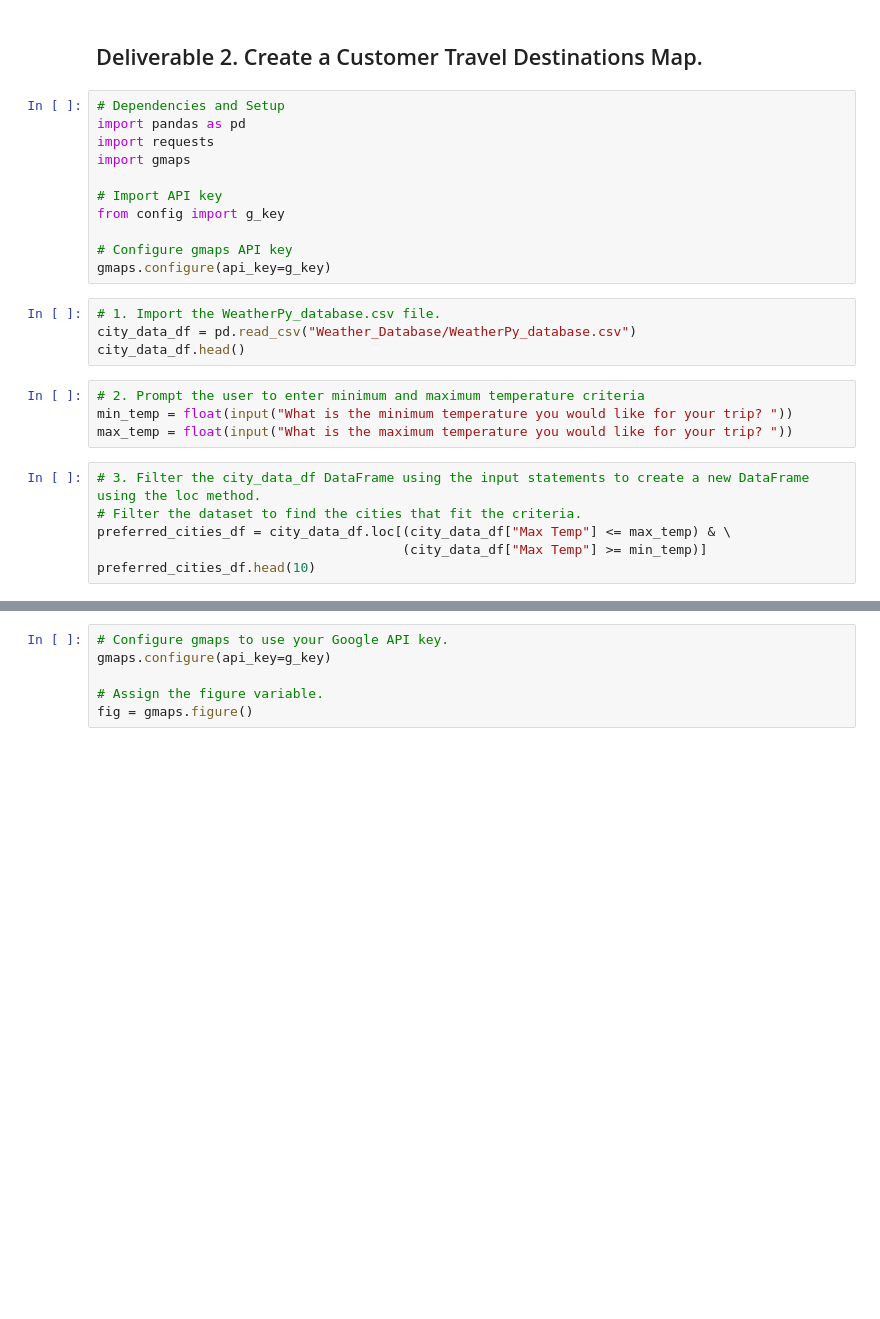
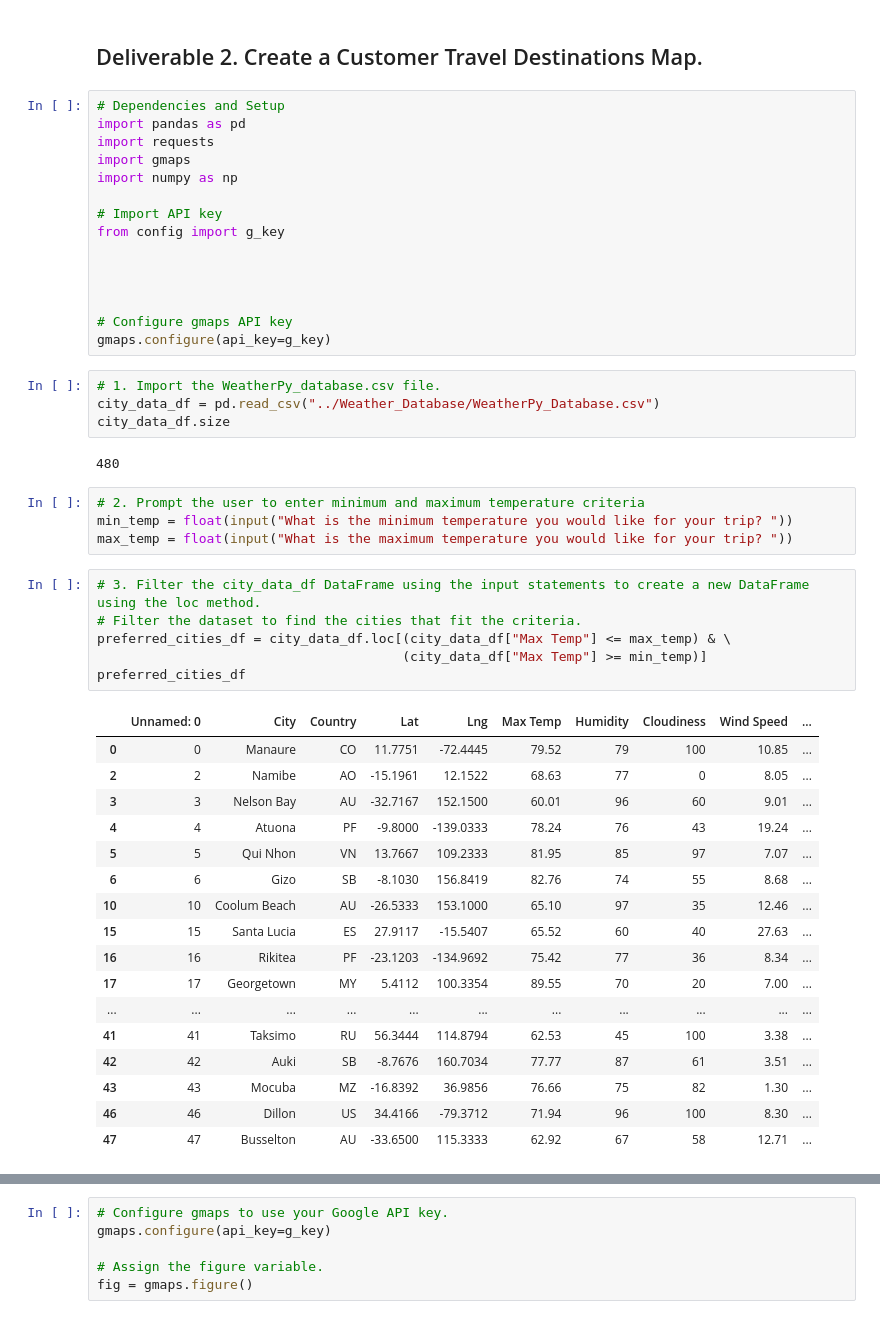
Before and after one commit to DanielRCal/World_Weather_Analysis, a Jupyter notebook: Vacation_Search/Vacation_Search.ipynb, the cells around one changed output, grey strips where cells are left out. Cells and saved outputs as stored; diff of their text form; blank space fills up the shorter version.

```diff
--- a/Vacation_Search/Vacation_Search.ipynb
+++ b/Vacation_Search/Vacation_Search.ipynb
@@ -5,16 +5,22 @@
 import pandas as pd
 import requests
 import gmaps
+import numpy as np
 
 # Import API key
 from config import g_key
 
+
+
+
 # Configure gmaps API key
 gmaps.configure(api_key=g_key)
 # %%
 # 1. Import the WeatherPy_database.csv file.
-city_data_df = pd.read_csv("Weather_Database/WeatherPy_database.csv")
-city_data_df.head()
+city_data_df = pd.read_csv("../Weather_Database/WeatherPy_Database.csv")
+city_data_df.size
+# %% [output]
+480
 # %%
 # 2. Prompt the user to enter minimum and maximum temperature criteria
 min_temp = float(input("What is the minimum temperature you would like for your trip? "))
@@ -22,9 +28,27 @@ max_temp = float(input("What is the maximum temperature you would like for your
 # %%
 # 3. Filter the city_data_df DataFrame using the input statements to create a new DataFrame using the loc method.
 # Filter the dataset to find the cities that fit the criteria.
 preferred_cities_df = city_data_df.loc[(city_data_df["Max Temp"] <= max_temp) & \
                                        (city_data_df["Max Temp"] >= min_temp)]
-preferred_cities_df.head(10)
+preferred_cities_df
+# %% [output]
+|  | Unnamed: 0 | City | Country | Lat | Lng | Max Temp | Humidity | Cloudiness | Wind Speed | ... |
+| 0 | 0 | Manaure | CO | 11.7751 | -72.4445 | 79.52 | 79 | 100 | 10.85 | ... |
+| 2 | 2 | Namibe | AO | -15.1961 | 12.1522 | 68.63 | 77 | 0 | 8.05 | ... |
+| 3 | 3 | Nelson Bay | AU | -32.7167 | 152.1500 | 60.01 | 96 | 60 | 9.01 | ... |
+| 4 | 4 | Atuona | PF | -9.8000 | -139.0333 | 78.24 | 76 | 43 | 19.24 | ... |
+| 5 | 5 | Qui Nhon | VN | 13.7667 | 109.2333 | 81.95 | 85 | 97 | 7.07 | ... |
+| 6 | 6 | Gizo | SB | -8.1030 | 156.8419 | 82.76 | 74 | 55 | 8.68 | ... |
+| 10 | 10 | Coolum Beach | AU | -26.5333 | 153.1000 | 65.10 | 97 | 35 | 12.46 | ... |
+| 15 | 15 | Santa Lucia | ES | 27.9117 | -15.5407 | 65.52 | 60 | 40 | 27.63 | ... |
+| 16 | 16 | Rikitea | PF | -23.1203 | -134.9692 | 75.42 | 77 | 36 | 8.34 | ... |
+| 17 | 17 | Georgetown | MY | 5.4112 | 100.3354 | 89.55 | 70 | 20 | 7.00 | ... |
+| ... | ... | ... | ... | ... | ... | ... | ... | ... | ... | ... |
+| 41 | 41 | Taksimo | RU | 56.3444 | 114.8794 | 62.53 | 45 | 100 | 3.38 | ... |
+| 42 | 42 | Auki | SB | -8.7676 | 160.7034 | 77.77 | 87 | 61 | 3.51 | ... |
+| 43 | 43 | Mocuba | MZ | -16.8392 | 36.9856 | 76.66 | 75 | 82 | 1.30 | ... |
+| 46 | 46 | Dillon | US | 34.4166 | -79.3712 | 71.94 | 96 | 100 | 8.30 | ... |
+| 47 | 47 | Busselton | AU | -33.6500 | 115.3333 | 62.92 | 67 | 58 | 12.71 | ... |
 # %%
 # 4a. Determine if there are any empty rows.
 preferred_cities_df.count()
```
Also changed, not shown: parts of 8 cells of this notebook, 10 other files.
